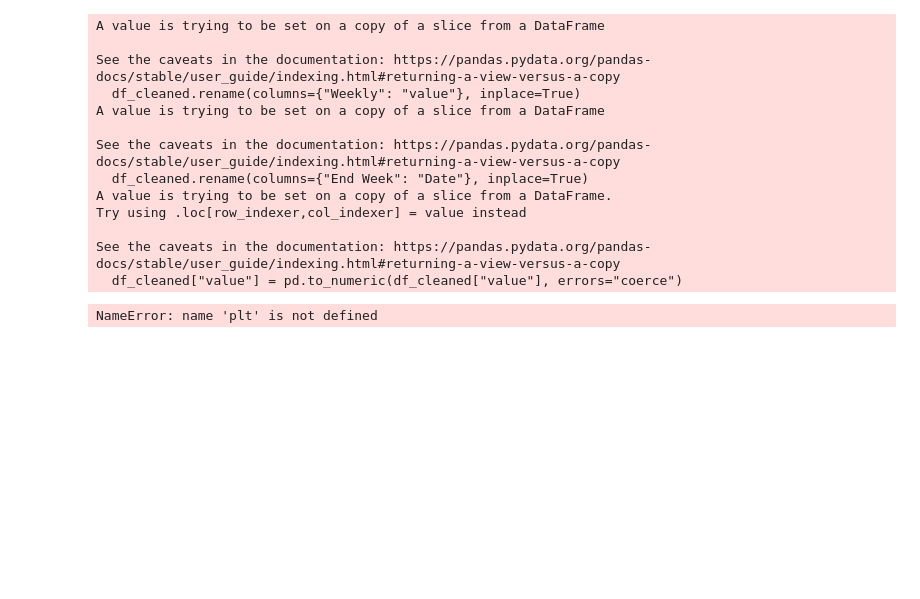
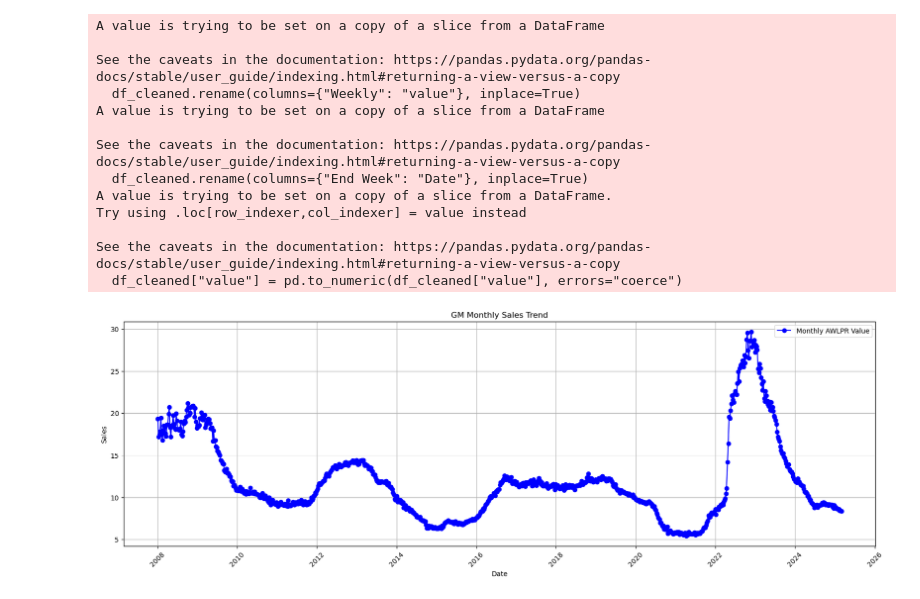
Before and after one commit to Shalindri/principles-of-ds-portfolio, a Jupyter notebook: awplr_prediction/notebooks/data_collection.ipynb, the cells around one changed output. Saved outputs shown, nothing was run; the diff lists cells and outputs as text; code cells hidden in the pictures; blank space fills up the shorter version.

Commit message:
Clean null values

```diff
--- a/awplr_prediction/notebooks/data_collection.ipynb
+++ b/awplr_prediction/notebooks/data_collection.ipynb
@@ -115,19 +115,22 @@ Try using .loc[row_indexer,col_indexer] = value instead
 See the caveats in the documentation: https://pandas.pydata.org/pandas-docs/stable/user_guide/indexing.html#returning-a-view-versus-a-copy
   df_cleaned["value"] = pd.to_numeric(df_cleaned["value"], errors="coerce")
 # %%
+import pandas as pd
+import matplotlib.pyplot as plt
+
 # Plot the sales trend over time
 plt.figure(figsize=(20, 6))
-plt.plot(df_cleaned["Date"], df_cleaned["Value"], marker='o', linestyle='-', color='b', label="Monthly AWLPR Value")
+plt.plot(df_cleaned["Date"], df_cleaned["value"], marker='o', linestyle='-', color='b', label="Monthly AWLPR Value")
 
 # Formatting the plot
 plt.xlabel("Date")
 plt.ylabel("Sales")
 plt.title("GM Monthly Sales Trend")
 plt.xticks(rotation=45)  # Rotate x-axis labels for better visibility
 plt.legend()
 plt.grid()
 
 # Show the plot
 plt.show()
 # %% [output]
-NameError: name 'plt' is not defined
+[figure, added]
```
